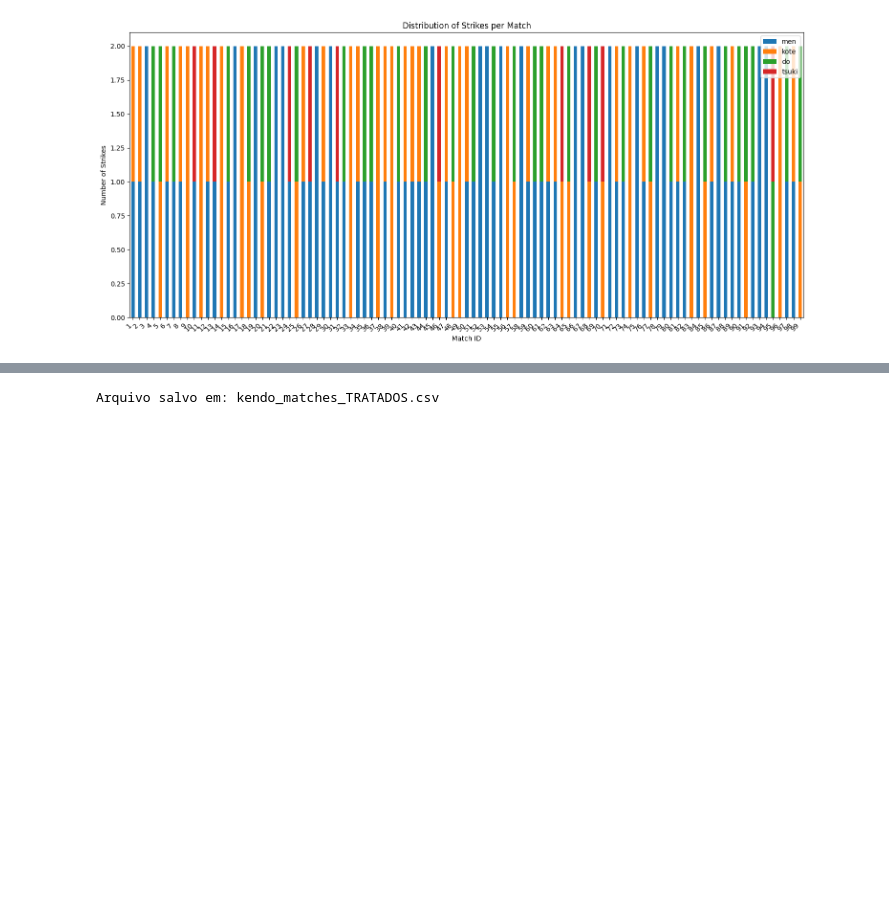
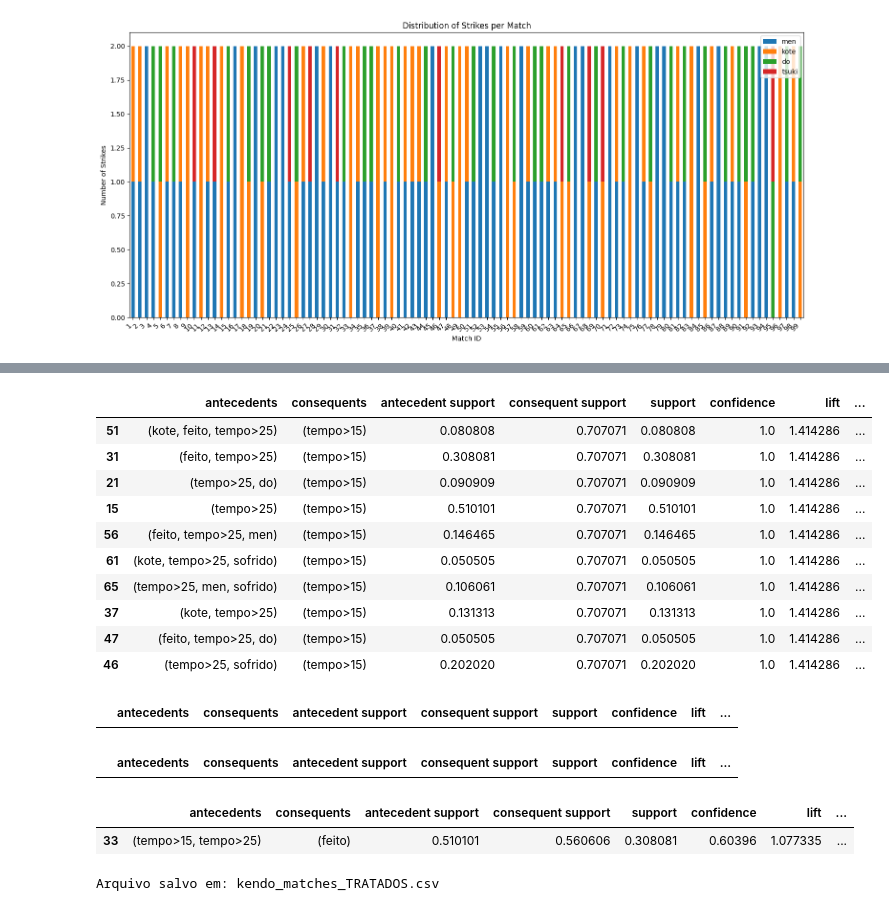
Before and after one commit to GScaramussa/Mineracao, a Jupyter notebook: mineracao.ipynb, the cells around one changed output, grey strips where cells are left out. Drawn from its saved outputs; the diff is of its cells as text; code cells hidden in the pictures; blank space fills up the shorter version.

Commit message:
teste do apriori

```diff
--- a/mineracao.ipynb
+++ b/mineracao.ipynb
@@ -169,3 +169,46 @@ plt.tight_layout()
 plt.show()
 # %% [output]
 [figure]
+# %%
+transactions = []
+
+for _, row in df.iterrows():
+    items = []
+
+    # golpes
+    if row["men"] == 1: items.append("men")
+    if row["kote"] == 1: items.append("kote")
+    if row["do"] == 1: items.append("do")
+    if row["tsuki"] == 1: items.append("tsuki")
+
+    # se foi feito ou sofrido
+    if row["ippon_taken"] == 0:
+        items.append("feito")
+    else:
+        items.append("sofrido")
+
+    # condições de tempo
+    if row["seconds_between"] > 25:
+        items.append("tempo>25")
+    if row["seconds_between"] > 15:
+        items.append("tempo>15")
+
+    transactions.append(items)
+# %%
+!pip install mlxtend
+
+from mlxtend.preprocessing import TransactionEncoder
+from mlxtend.frequent_patterns import apriori, association_rules
+
+# Transformar transações em one-hot encoding
+te = TransactionEncoder()
+te_ary = te.fit(transactions).transform(transactions)
+df_apriori = pd.DataFrame(te_ary, columns=te.columns_)
+
+# Rodar Apriori
+freq_items = apriori(df_apriori, min_support=0.05, use_colnames=True)
+
+# Regras de associação
+rules = association_rules(freq_items, metric="confidence", min_threshold=0.5)
+rules.sort_values("confidence", ascending=False).head(10)
+# %% [output]
@@ -172,3 +234,27 @@ plt.show()
+|  | antecedents | consequents | antecedent support | consequent support | support | confidence | lift | ... |
+| 51 | (kote, feito, tempo>25) | (tempo>15) | 0.080808 | 0.707071 | 0.080808 | 1.0 | 1.414286 | ... |
+| 31 | (feito, tempo>25) | (tempo>15) | 0.308081 | 0.707071 | 0.308081 | 1.0 | 1.414286 | ... |
+| 21 | (tempo>25, do) | (tempo>15) | 0.090909 | 0.707071 | 0.090909 | 1.0 | 1.414286 | ... |
+| 15 | (tempo>25) | (tempo>15) | 0.510101 | 0.707071 | 0.510101 | 1.0 | 1.414286 | ... |
+| 56 | (feito, tempo>25, men) | (tempo>15) | 0.146465 | 0.707071 | 0.146465 | 1.0 | 1.414286 | ... |
+| 61 | (kote, tempo>25, sofrido) | (tempo>15) | 0.050505 | 0.707071 | 0.050505 | 1.0 | 1.414286 | ... |
+| 65 | (tempo>25, men, sofrido) | (tempo>15) | 0.106061 | 0.707071 | 0.106061 | 1.0 | 1.414286 | ... |
+| 37 | (kote, tempo>25) | (tempo>15) | 0.131313 | 0.707071 | 0.131313 | 1.0 | 1.414286 | ... |
+| 47 | (feito, tempo>25, do) | (tempo>15) | 0.050505 | 0.707071 | 0.050505 | 1.0 | 1.414286 | ... |
+| 46 | (tempo>25, sofrido) | (tempo>15) | 0.202020 | 0.707071 | 0.202020 | 1.0 | 1.414286 | ... |
+# %%
+rules[(rules['antecedents'] == {"men"}) & (rules['consequents'] == {"sofrido"})]
+# %% [output]
+|  | antecedents | consequents | antecedent support | consequent support | support | confidence | lift | ... |
+# %%
+rules[(rules['consequents'] == {"tempo>25"}) & (rules['confidence'] > 0.85)]
+# %% [output]
+|  | antecedents | consequents | antecedent support | consequent support | support | confidence | lift | ... |
+# %%
+rules[(rules['antecedents'] == {"tempo>15", "tempo>25"})]
+# %% [output]
+|  | antecedents | consequents | antecedent support | consequent support | support | confidence | lift | ... |
+| 33 | (tempo>15, tempo>25) | (feito) | 0.510101 | 0.560606 | 0.308081 | 0.60396 | 1.077335 | ... |
 # %%
 # Salvar CSV limpo
 clean_path = "kendo_matches_TRATADOS.csv"
```
Also changed, not shown: parts of 1 cell of this notebook.
